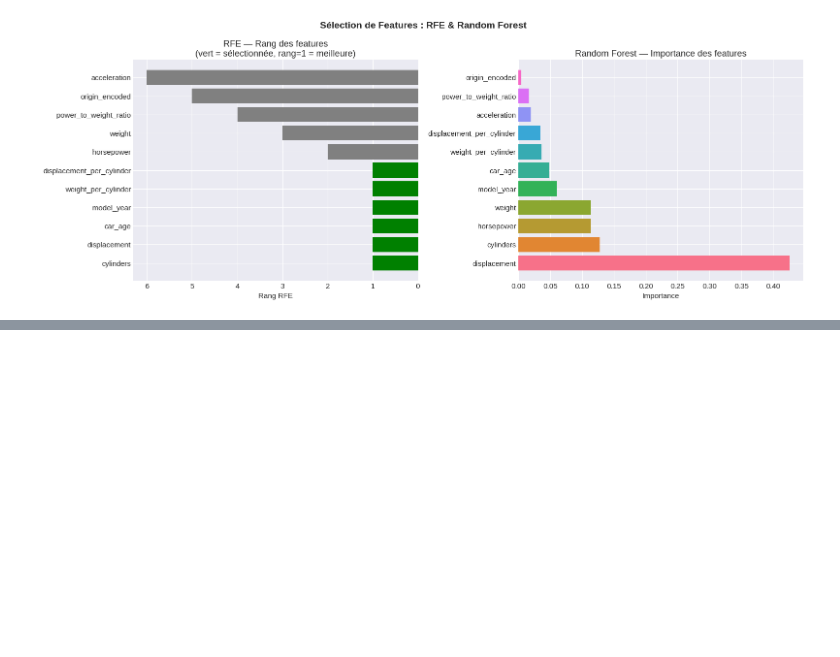
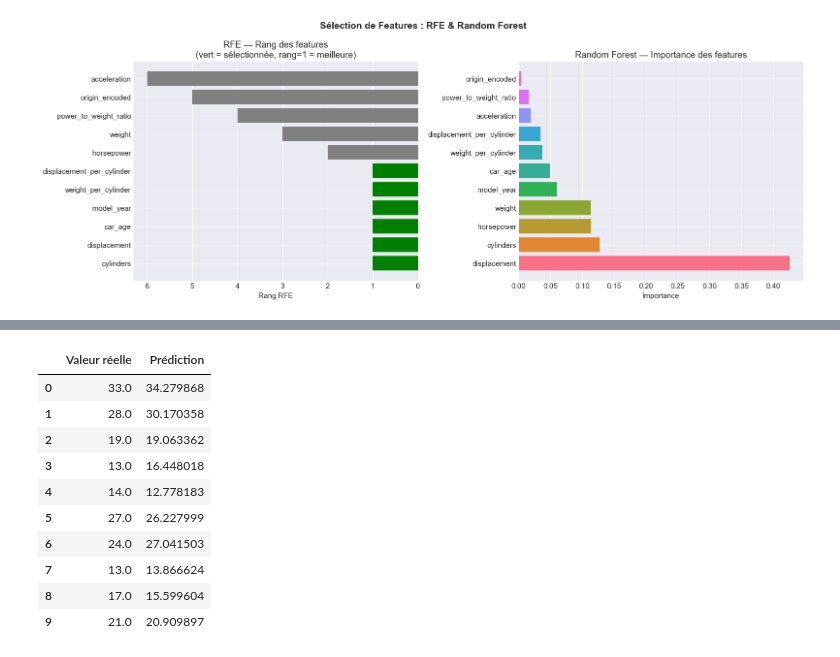
Before and after one commit to TAZIKenza/Auto_MPG_Analysis, a Jupyter notebook: Auto_MPG_Analysis.ipynb, the cells around one changed output, grey strips where cells are left out. Cells and saved outputs as stored; diff of their text form; code cells hidden in the pictures; blank space fills up the shorter version.

Commit message:
modelistaions et evaluation

```diff
--- a/Auto_MPG_Analysis.ipynb
+++ b/Auto_MPG_Analysis.ipynb
@@ -1164,0 +1213,14 @@ print(f"   ✅ RFE + RandomForest — {len(final_features)} features finales")
+# %%
+# Entraînement des modèles
+
+linear_model.fit(X_train, y_train)
+
+ridge_model.fit(X_train, y_train)
+
+lasso_model.fit(X_train, y_train)
+
+random_forest_model.fit(X_train, y_train)
+
+gradient_boosting_model.fit(X_train, y_train)
+
+print("Tous les modèles ont été entraînés avec succès !")
@@ -1164,0 +1229,12 @@ print(f"   ✅ RFE + RandomForest — {len(final_features)} features finales")
+# %%
+# Prédictions
+
+linear_pred = linear_model.predict(X_test)
+
+ridge_pred = ridge_model.predict(X_test)
+
+lasso_pred = lasso_model.predict(X_test)
+
+random_forest_pred = random_forest_model.predict(X_test)
+
+gradient_boosting_pred = gradient_boosting_model.predict(X_test)
@@ -1164,0 +1259,22 @@ print(f"   ✅ RFE + RandomForest — {len(final_features)} features finales")
+# %%
+#affichage plus propre
+import pandas as pd
+
+comparaison = pd.DataFrame({
+    "Valeur réelle": y_test.values,
+    "Prédiction": linear_pred
+})
+
+comparaison.head(10)
+# %% [output]
+|  | Valeur réelle | Prédiction |
+| 0 | 33.0 | 34.279868 |
+| 1 | 28.0 | 30.170358 |
+| 2 | 19.0 | 19.063362 |
+| 3 | 13.0 | 16.448018 |
+| 4 | 14.0 | 12.778183 |
+| 5 | 27.0 | 26.227999 |
+| 6 | 24.0 | 27.041503 |
+| 7 | 13.0 | 13.866624 |
+| 8 | 17.0 | 15.599604 |
+| 9 | 21.0 | 20.909897 |
```
Also changed, not shown: parts of 13 cells of this notebook, 5 other files.
